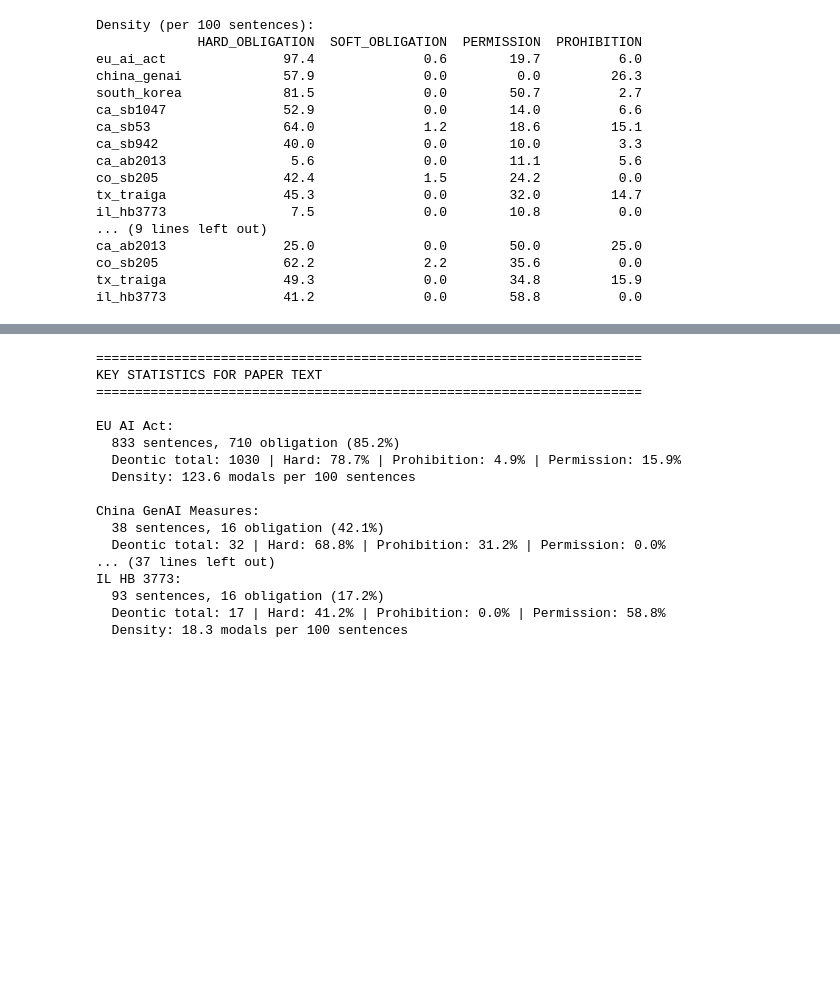
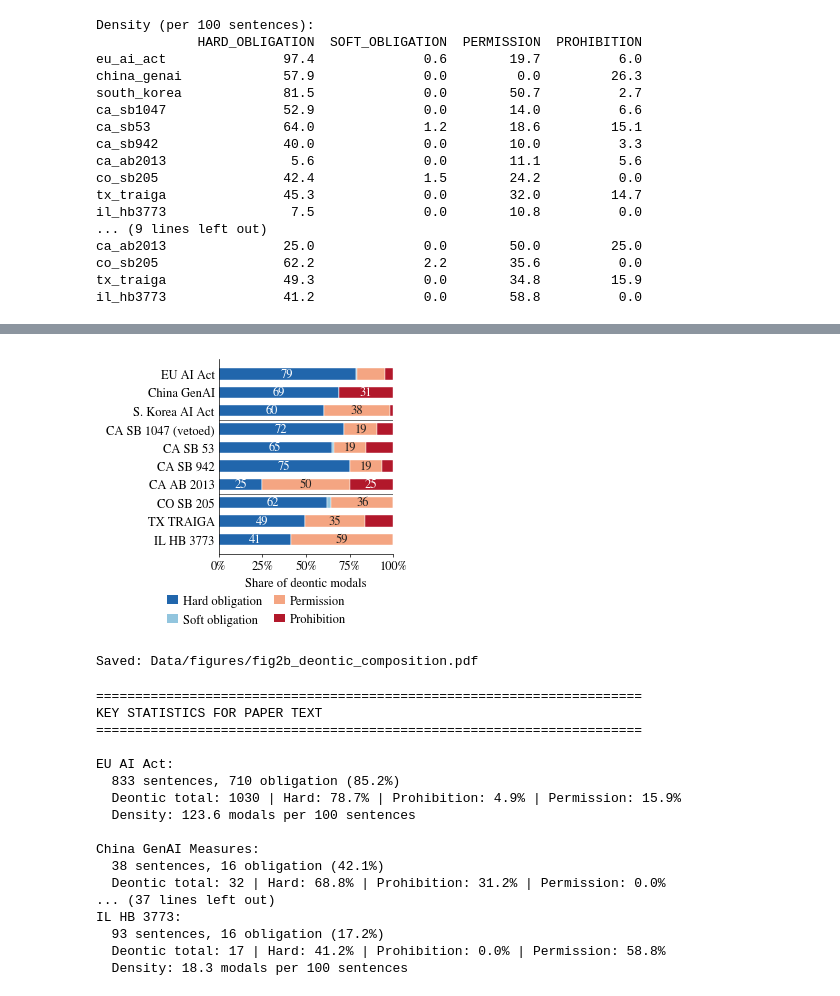
Before and after one commit to ps-research/The-Language-of-AI-Liability, a Jupyter notebook: Deontic_Modal_Analysis.ipynb, the cells around one changed output, grey strips where cells are left out. Cells and saved outputs as stored; diff of their text form; code cells hidden in the pictures; blank space fills up the shorter version.

```diff
--- a/Deontic_Modal_Analysis.ipynb
+++ b/Deontic_Modal_Analysis.ipynb
@@ -261,3 +201,17 @@ Saved: Data/figures/fig2_deontic_composition_stacked.pdf
+# %%
+# ── Figure 2b: deontic composition (paper) ──
+COL4 = {"HARD_OBLIGATION": "#2166ac", "SOFT_OBLIGATION": "#92c5de", "PERMISSION": "#f4a582", "PROHIBITION": "#b2182b"}
+rows = []
+for l in LAW_ORDER:
+    d = results[l]["stats"]["deontic_counts"]; tot = sum(d.values())
+    rows.append({c: d.get(c, 0) / tot * 100 for c in CATS4})
+fig, ax = plt.subplots(figsize=(W, 2.75))
+stacked(ax, rows, CATS4, COL4, ["Hard obligation", "Soft obligation", "Permission", "Prohibition"])
+ax.set_xlabel("Share of deontic modals")
+save(fig, "fig2b_deontic_composition.pdf")
+# %% [output]
+[figure, added]
+Saved: Data/figures/fig2b_deontic_composition.pdf
 # %%
 # ── Cell 5: Numerical summary for paper text ──
 
```
Also changed, not shown: parts of 3 cells of this notebook, 19 other files.
